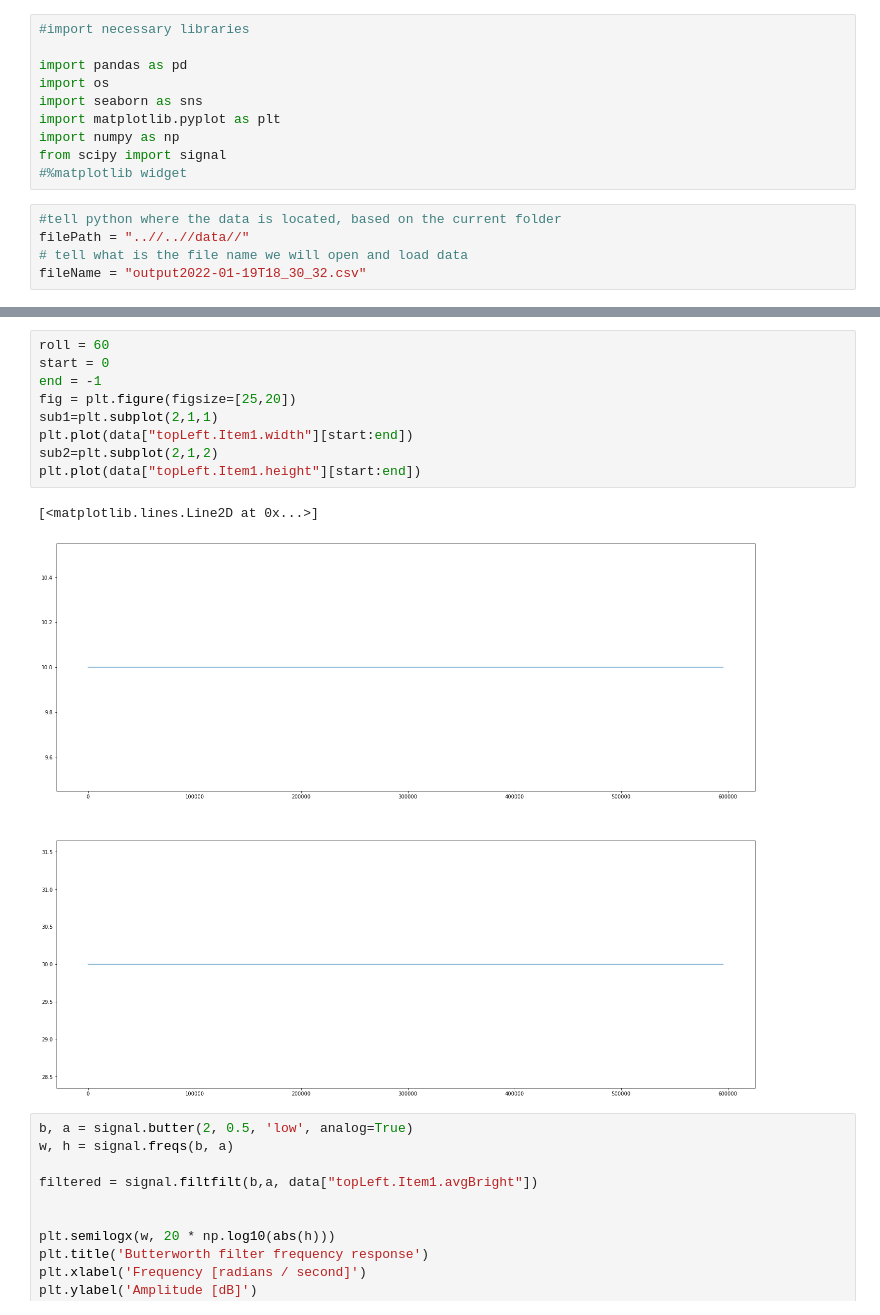
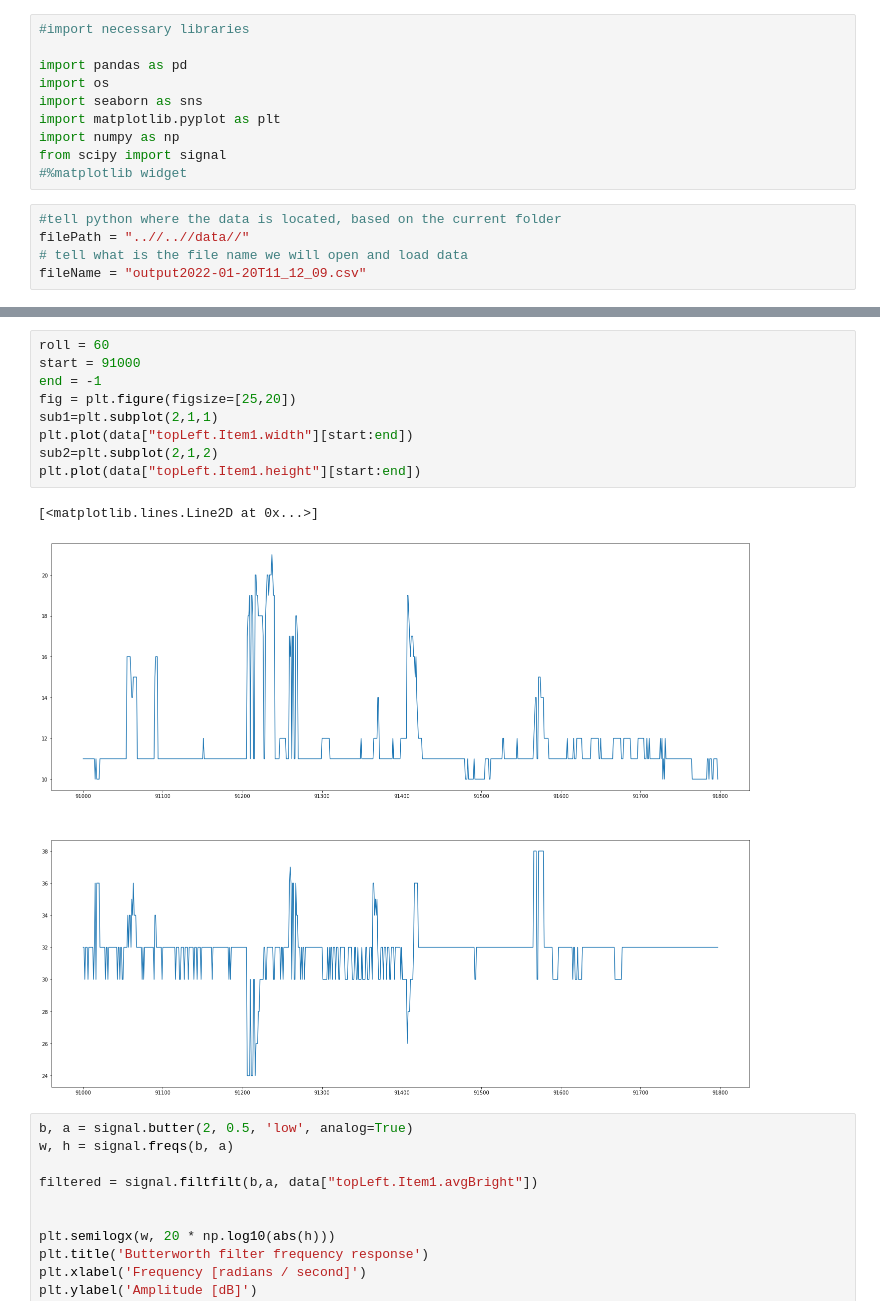
Before and after one commit to jmenzies280/embryo-monitoring, a Jupyter notebook: software/analysis/analysis1.ipynb, the cells around one changed output, grey strips where cells are left out. Saved outputs shown, nothing was run; the diff lists cells and outputs as text.

```diff
--- a/software/analysis/analysis1.ipynb
+++ b/software/analysis/analysis1.ipynb
@@ -12,7 +12,7 @@ from scipy import signal
 #tell python where the data is located, based on the current folder
 filePath = "..//..//data//"
 # tell what is the file name we will open and load data
-fileName = "output2022-01-19T18_30_32.csv"
+fileName = "output2022-01-20T11_12_09.csv"
 # %%
 #load data into "data" variable
 data = pd.read_csv(filePath+fileName)
@@ -66,15 +66,15 @@ plt.plot(data["topLeft.Item1.avgBright"][0:-1])
 # %%
 roll = 60
-start = 0
+start = 91000
 end = -1
 fig = plt.figure(figsize=[25,20])
 sub1=plt.subplot(2,1,1)
 plt.plot(data["topLeft.Item1.width"][start:end])
 sub2=plt.subplot(2,1,2)
 plt.plot(data["topLeft.Item1.height"][start:end])
 # %% [output]
 [<matplotlib.lines.Line2D at 0x...>]
-[figure, old version]
+[figure, new version]
 # %%
 b, a = signal.butter(2, 0.5, 'low', analog=True)
 w, h = signal.freqs(b, a)
```
Also changed, not shown: parts of 3 cells of this notebook, 5 other files.
